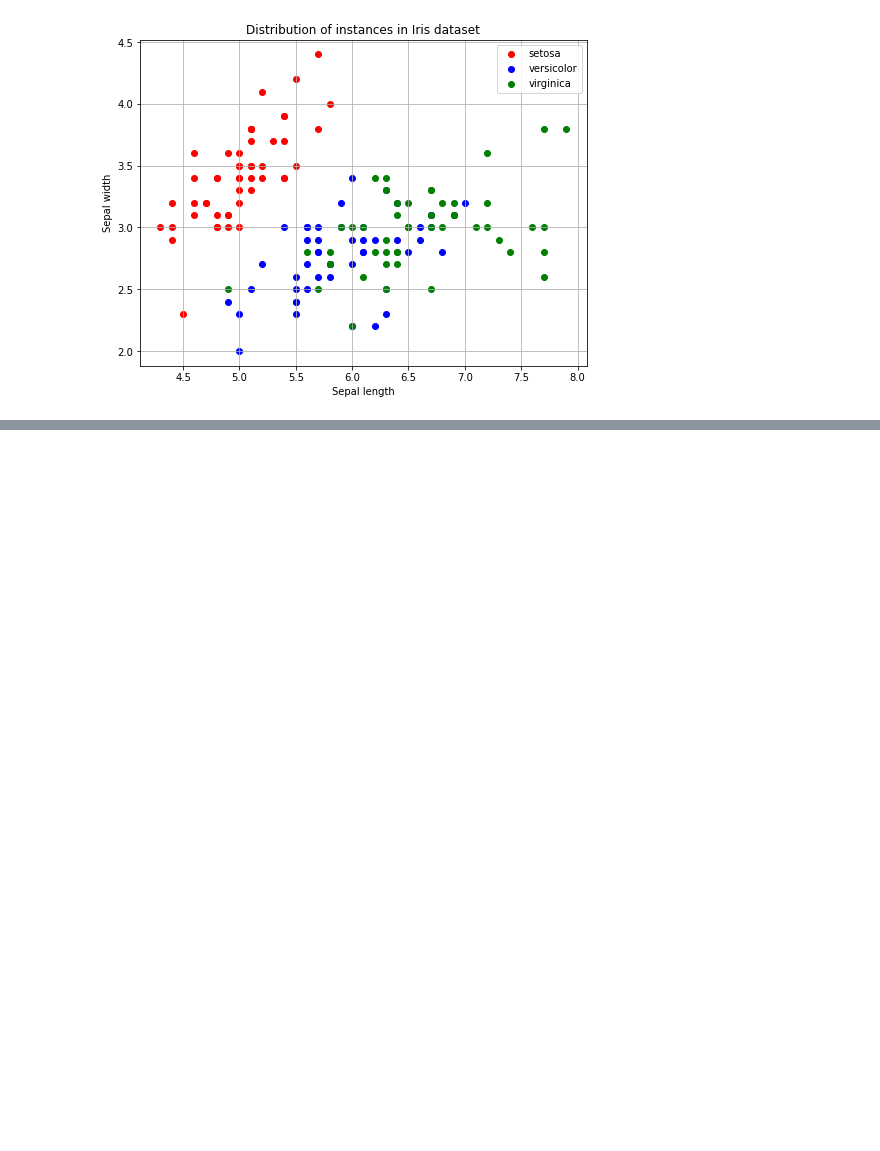
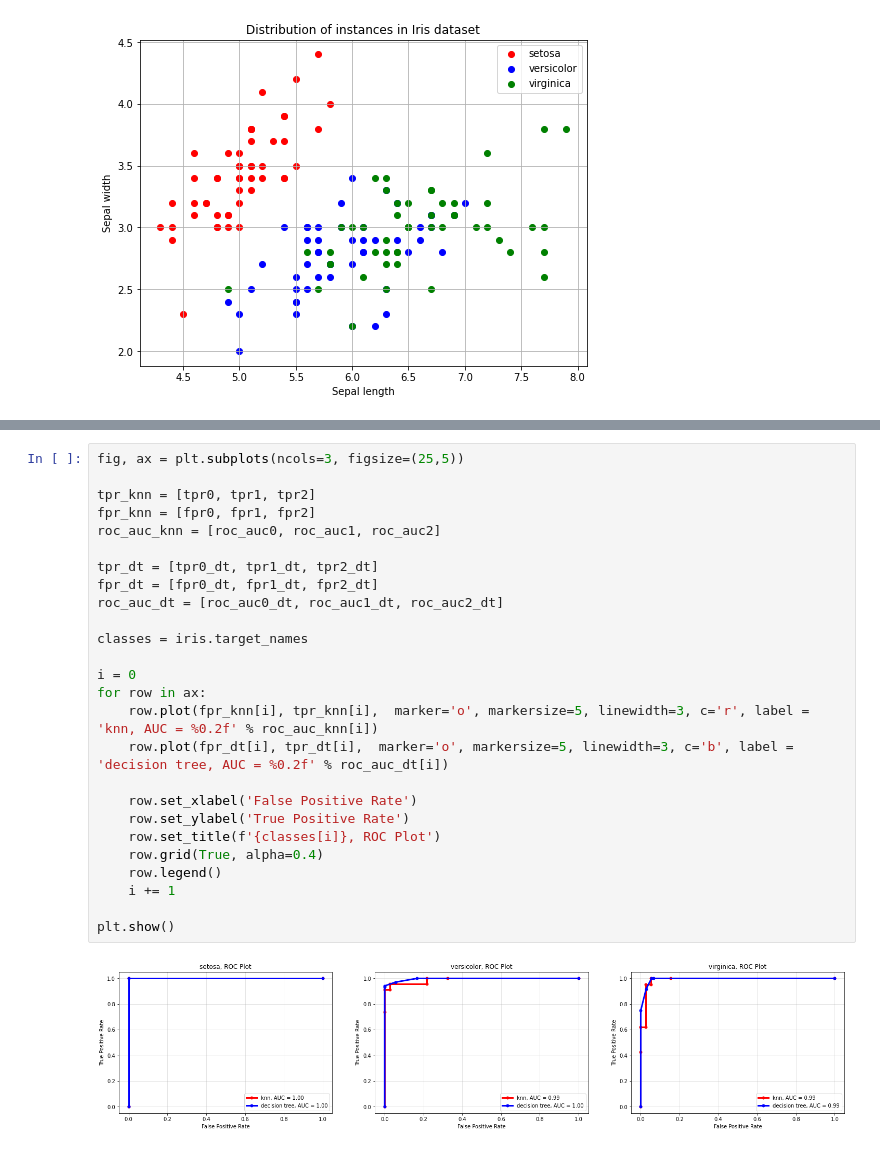
Before and after one commit to PietroPettinato/AAUT, a Jupyter notebook: 2 - KNN/2 - KNN - classification_iris_knn_aa_21_22.ipynb, the cells around one changed output, grey strips where cells are left out. Drawn from its saved outputs; the diff is of its cells as text; blank space fills up the shorter version.

```diff
--- a/2 - KNN/2 - KNN - classification_iris_knn_aa_21_22.ipynb
+++ b/2 - KNN/2 - KNN - classification_iris_knn_aa_21_22.ipynb
@@ -317,0 +466,28 @@ plt.show()
+# %%
+fig, ax = plt.subplots(ncols=3, figsize=(25,5))
+
+tpr_knn = [tpr0, tpr1, tpr2]
+fpr_knn = [fpr0, fpr1, fpr2]
+roc_auc_knn = [roc_auc0, roc_auc1, roc_auc2]
+
+tpr_dt = [tpr0_dt, tpr1_dt, tpr2_dt]
+fpr_dt = [fpr0_dt, fpr1_dt, fpr2_dt]
+roc_auc_dt = [roc_auc0_dt, roc_auc1_dt, roc_auc2_dt]
+
+classes = iris.target_names
+
+i = 0
+for row in ax:
+    row.plot(fpr_knn[i], tpr_knn[i],  marker='o', markersize=5, linewidth=3, c='r', label = 'knn, AUC = %0.2f' % roc_auc_knn[i])
+    row.plot(fpr_dt[i], tpr_dt[i],  marker='o', markersize=5, linewidth=3, c='b', label = 'decision tree, AUC = %0.2f' % roc_auc_dt[i])
+
+    row.set_xlabel('False Positive Rate')
+    row.set_ylabel('True Positive Rate')
+    row.set_title(f'{classes[i]}, ROC Plot')
+    row.grid(True, alpha=0.4)
+    row.legend()
+    i += 1
+
+plt.show()
+# %% [output]
+[figure, added]
```
Also changed, not shown: parts of 10 cells of this notebook, 1 other file.
